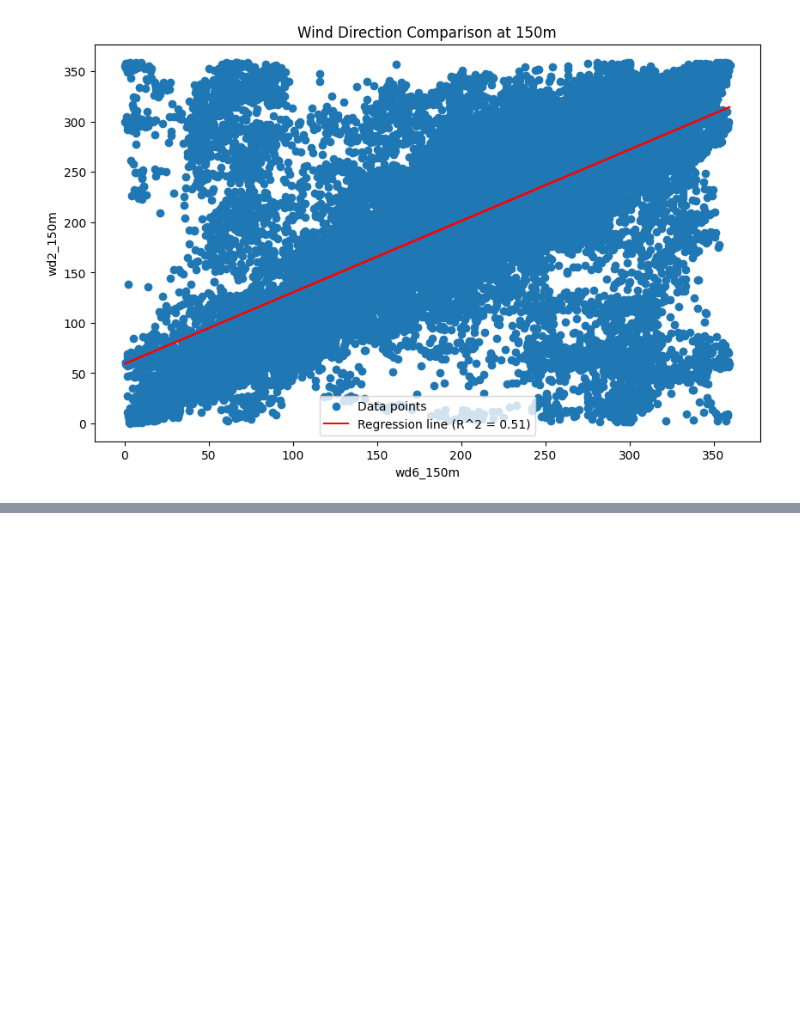
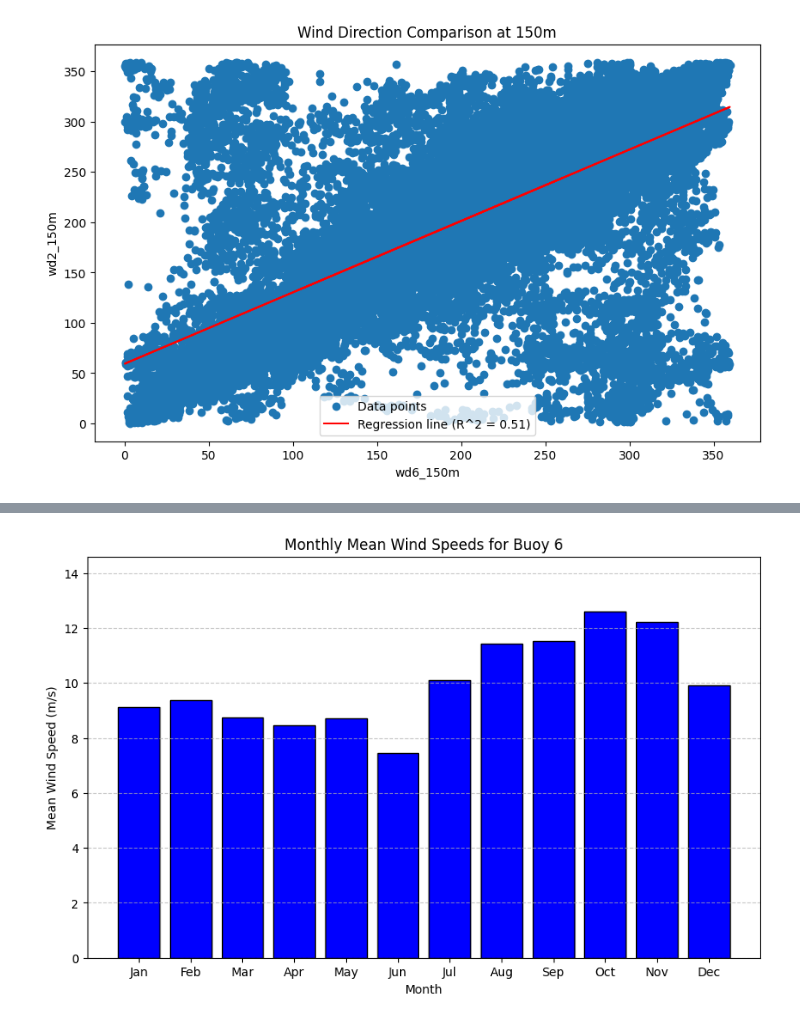
Before and after one commit to boujuan/StudentProject-Yield-Predictions-Offshore, a Jupyter notebook: Short_term_wind_climate_Julia.ipynb, the cells around one changed output, grey strips where cells are left out. Cells and saved outputs as stored; diff of their text form; code cells hidden in the pictures; blank space fills up the shorter version.

```diff
--- a/Short_term_wind_climate_Julia.ipynb
+++ b/Short_term_wind_climate_Julia.ipynb
@@ -229,0 +282,15 @@ plot_scatter_with_regression(wd6_150m[:52704], wd2_150m[:52704], 'wd6_150m', 'wd
+# %%
+#plot bouy 6 monthly means
+months = ['Jan', 'Feb', 'Mar', 'Apr', 'May', 'Jun', 'Jul', 'Aug', 'Sep', 'Oct', 'Nov', 'Dec']
+
+# Plot the monthly mean wind speeds
+plt.figure(figsize=(10, 6))
+plt.bar(months, monthly_means_ws6, color='blue', edgecolor='black')
+plt.title('Monthly Mean Wind Speeds for Buoy 6')
+plt.xlabel('Month')
+plt.ylabel('Mean Wind Speed (m/s)')
+plt.ylim(0, max(monthly_means_ws6) + 2)  # Adjust y-axis limit for better visualization
+plt.grid(True, axis='y', linestyle='--', alpha=0.7)
+plt.show()
+# %% [output]
+[figure, added]
```
Also changed, not shown: parts of 14 cells of this notebook.
